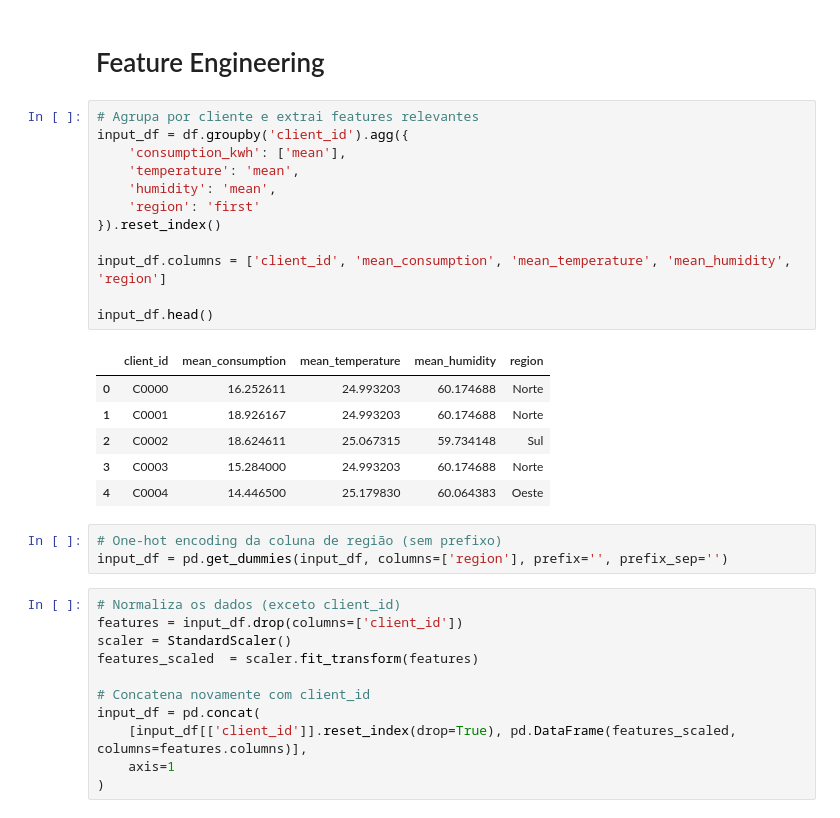
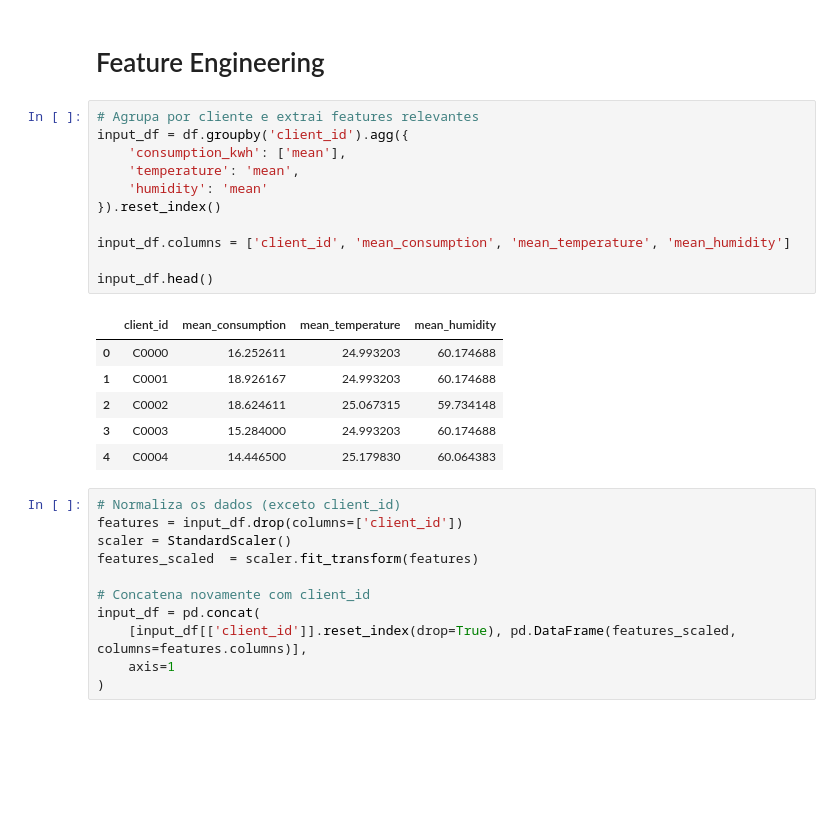
Before and after one commit to JATafarelo/consumo_energetico, a Jupyter notebook: notebooks/modelos/clusterizacao_cliente/feature_engineering.ipynb, the cells around one changed output. Cells and saved outputs as stored; diff of their text form; blank space fills up the shorter version.

```diff
--- a/notebooks/modelos/clusterizacao_cliente/feature_engineering.ipynb
+++ b/notebooks/modelos/clusterizacao_cliente/feature_engineering.ipynb
@@ -17,25 +17,21 @@ df = con.execute("SELECT * FROM gold.consumo_geral").df()
 # %%
 # Agrupa por cliente e extrai features relevantes
 input_df = df.groupby('client_id').agg({
     'consumption_kwh': ['mean'],
     'temperature': 'mean',
-    'humidity': 'mean',
-    'region': 'first'
+    'humidity': 'mean'
 }).reset_index()
 
-input_df.columns = ['client_id', 'mean_consumption', 'mean_temperature', 'mean_humidity', 'region']
+input_df.columns = ['client_id', 'mean_consumption', 'mean_temperature', 'mean_humidity']
 
 input_df.head()
 # %% [output]
-|  | client_id | mean_consumption | mean_temperature | mean_humidity | region |
-| 0 | C0000 | 16.252611 | 24.993203 | 60.174688 | Norte |
-| 1 | C0001 | 18.926167 | 24.993203 | 60.174688 | Norte |
-| 2 | C0002 | 18.624611 | 25.067315 | 59.734148 | Sul |
-| 3 | C0003 | 15.284000 | 24.993203 | 60.174688 | Norte |
-| 4 | C0004 | 14.446500 | 25.179830 | 60.064383 | Oeste |
+|  | client_id | mean_consumption | mean_temperature | mean_humidity |
+| 0 | C0000 | 16.252611 | 24.993203 | 60.174688 |
+| 1 | C0001 | 18.926167 | 24.993203 | 60.174688 |
+| 2 | C0002 | 18.624611 | 25.067315 | 59.734148 |
+| 3 | C0003 | 15.284000 | 24.993203 | 60.174688 |
+| 4 | C0004 | 14.446500 | 25.179830 | 60.064383 |
-# %%
-# One-hot encoding da coluna de região (sem prefixo)
-input_df = pd.get_dummies(input_df, columns=['region'], prefix='', prefix_sep='')
 # %%
 # Normaliza os dados (exceto client_id)
 features = input_df.drop(columns=['client_id'])
```
Also changed, not shown: parts of 1 cell of this notebook, 5 other files.
